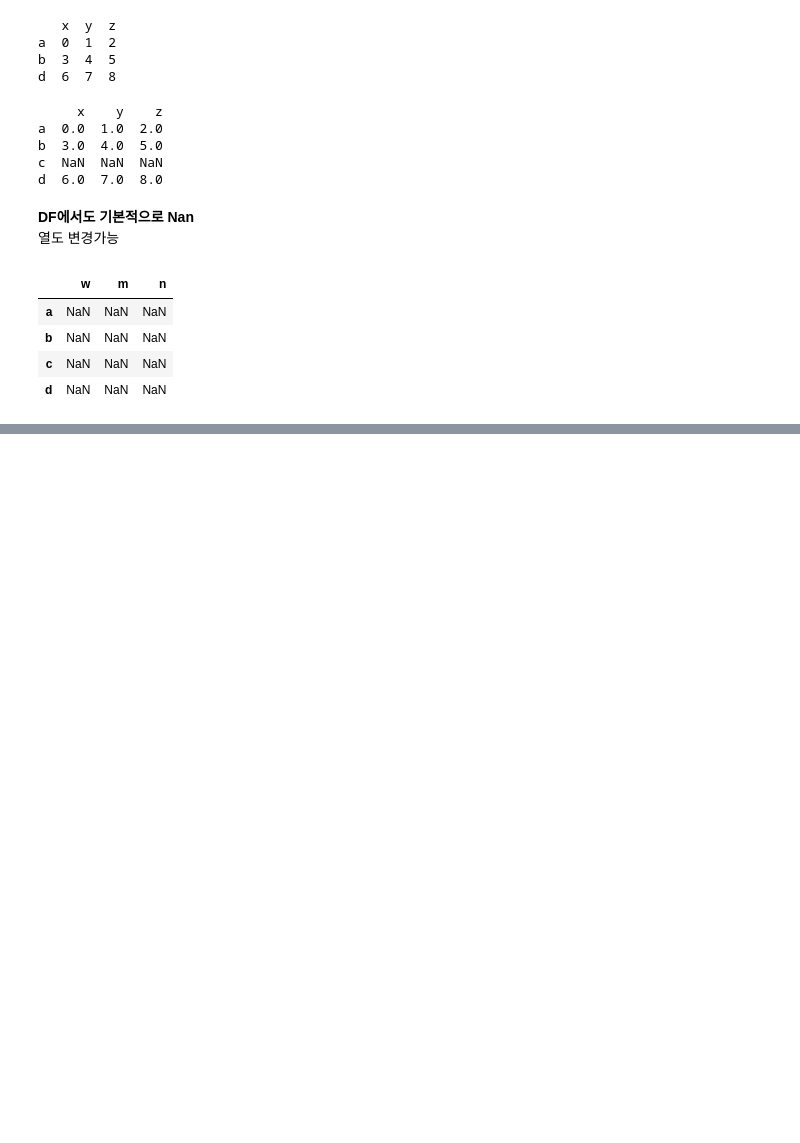
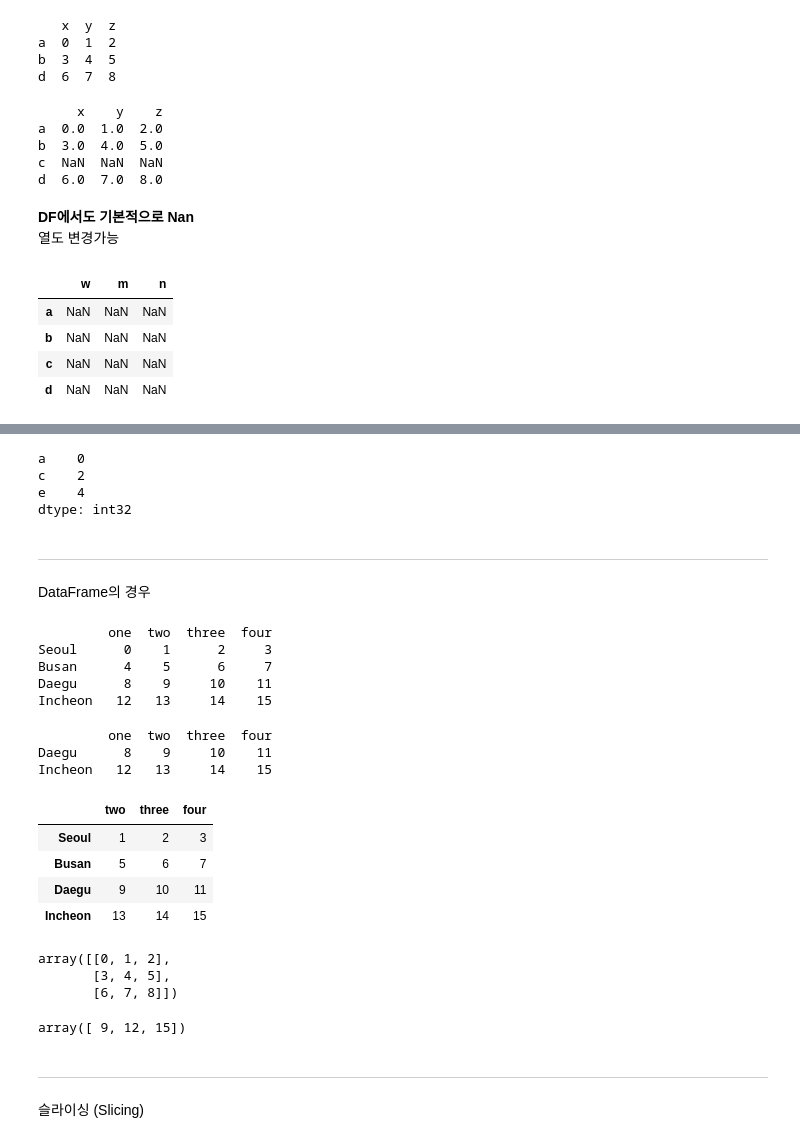
Before and after one commit to Suhwan-Ji/Study_DataScience, a Jupyter notebook: DataHandling/12. Pandas(1).ipynb, the cells around one changed output, grey strips where cells are left out. Drawn from its saved outputs; the diff is of its cells as text; code cells hidden in the pictures; blank space fills up the shorter version.

```diff
--- a/DataHandling/12. Pandas.ipynb
+++ b/DataHandling/12. Pandas(1).ipynb
@@ -620,0 +685,49 @@ df2.reindex(columns=col)
+# %%
+obj3 = obj.drop(['b','d']) #두개 지우기
+print(obj3)
+# %% [output]
+a    0
+c    2
+e    4
+dtype: int32
+# %% [markdown]
+---
+DataFrame의 경우
+# %%
+df = pd.DataFrame(np.arange(16).reshape(4,4),index = ['Seoul','Busan','Daegu','Incheon'],columns = ['one','two','three','four'])
+print(df)
+# %% [output]
+         one  two  three  four
+Seoul      0    1      2     3
+Busan      4    5      6     7
+Daegu      8    9     10    11
+Incheon   12   13     14    15
+# %%
+new_df = df.drop(['Seoul','Busan'])
+print(new_df)
+# %% [output]
+         one  two  three  four
+Daegu      8    9     10    11
+Incheon   12   13     14    15
+# %%
+#열기준으로 지우기
+df.drop('one',axis=1)
+# %% [output]
+|  | two | three | four |
+| Seoul | 1 | 2 | 3 |
+| Busan | 5 | 6 | 7 |
+| Daegu | 9 | 10 | 11 |
+| Incheon | 13 | 14 | 15 |
+# %%
+np.arange(9).reshape(3,3)#.sum(axis=0)
+# %% [output]
+array([[0, 1, 2],
+       [3, 4, 5],
+       [6, 7, 8]])
+# %%
+np.arange(9).reshape(3,3).sum(axis=0)
+# %% [output]
+array([ 9, 12, 15])
+# %% [markdown]
+---
+슬라이싱 (Slicing)
```
Also changed, not shown: parts of 7 cells of this notebook.
